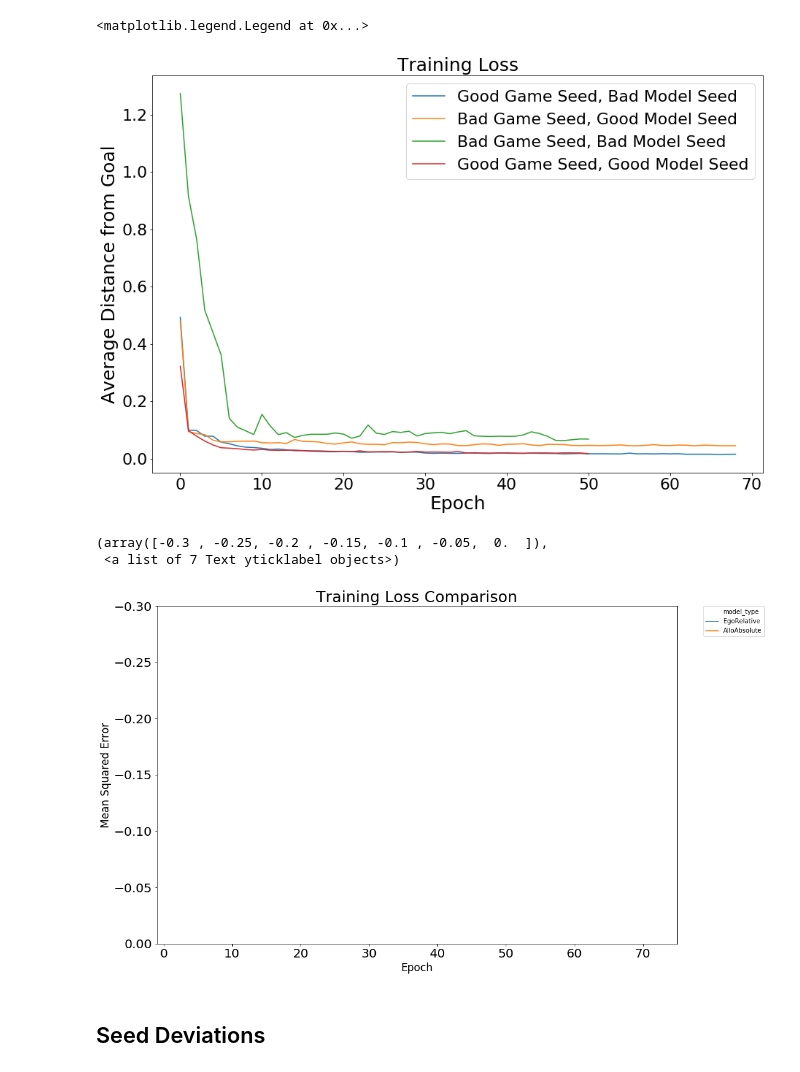
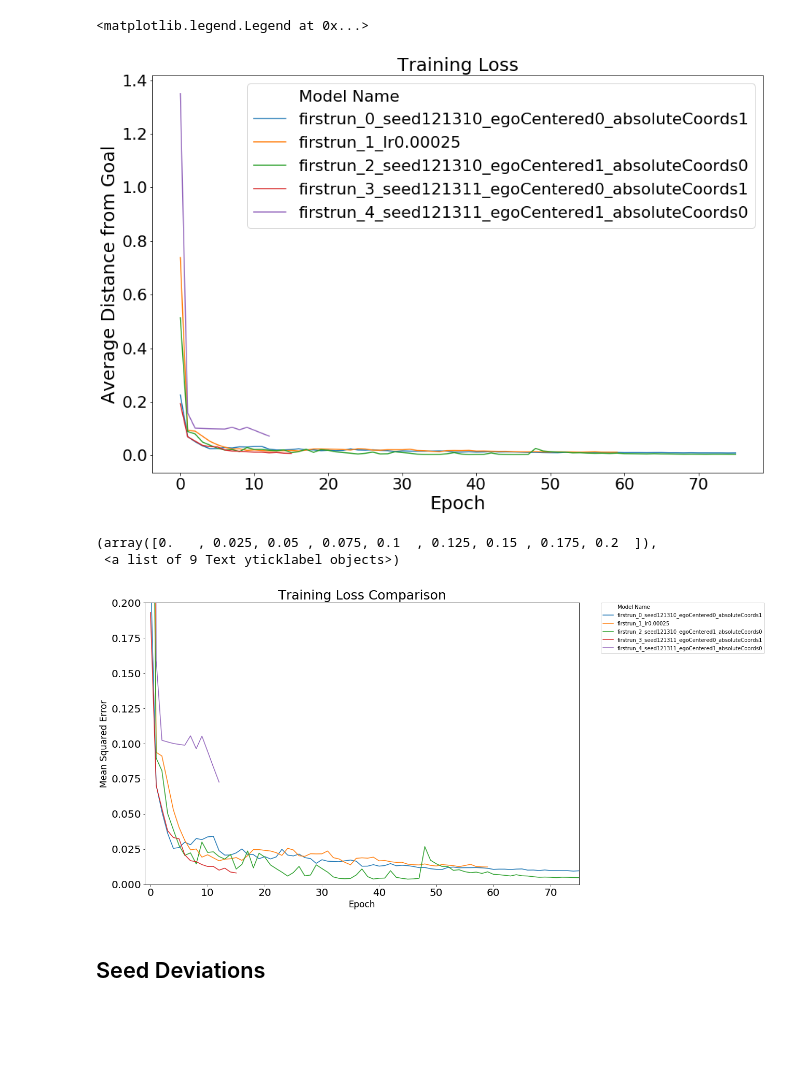
Before and after one commit to grantsrb/gordon_repro, a Jupyter notebook: analysis/ModelComparisons.ipynb, the cells around one changed output. Drawn from its saved outputs; the diff is of its cells as text; code cells hidden in the pictures; blank space fills up the shorter version.

Commit message:
compare newer models

```diff
--- a/analysis/ModelComparisons.ipynb
+++ b/analysis/ModelComparisons.ipynb
@@ -31,9 +31,9 @@ def get_df(models, model_names=None):
         df = df.append(new_df,sort=True)
     return df
 # %%
-main_path = os.path.expanduser("~/src/locgame/training_scripts/")
+main_path = os.path.expanduser("~/src/locgame/training_scripts/2d_games")
 # %%
-exp_folder = "seedtrials/"
+exp_folder = "firstrun/"
 model_folders = io.get_model_folders(os.path.join(main_path,exp_folder),True)
 model_folders
 # %% [output]
@@ -119,8 +129,9 @@ df['val_loss'] = -df['val_rew']
 
 # idx = ((df['egoCentered']>=1)&(df['absoluteCoords']<=0))|((df['egoCentered']<=0)&(df['absoluteCoords']>=1))
 # idx = (df['egoCentered']>=1)&(df['absoluteCoords']<=0)
-idx = ((df['seed']=="0")|(df['seed']=="4"))&(df['egoCentered']>=1)
-filtered_df = df.loc[idx]
+# idx = ((df['seed']=="0")|(df['seed']=="4"))&(df['egoCentered']>=1)
+# filtered_df = df.loc[idx]
+filtered_df = df
 filtered_df
 # %% [output]
 |  | Model Name | absoluteCoords | egoCentered | epoch | model_class | model_type | obj_recog | randomizeObjs | ... |
@@ -158,31 +169,31 @@ plt.ylabel("Average Distance from Goal",fontsize=25)
 plt.xlabel("Epoch", fontsize=25)
 plt.xticks(fontsize=22)
 plt.yticks(fontsize=22)
-plt.legend(["Good Game Seed, Bad Model Seed", "Bad Game Seed, Good Model Seed", "Bad Game Seed, Bad Model Seed", "Good Game Seed, Good Model Seed"],fontsize=22)
+plt.legend(fontsize=22)
 # %% [output]
 <matplotlib.legend.Legend at 0x...>
-[figure, old version]
+[figure, new version]
 # %%
 fig = plt.figure(figsize=(15,10))
 sns.lineplot(x="epoch",
              y=y,
              hue=hue,
              style=style,
              data=filtered_df)
 plt.legend(bbox_to_anchor=(1.05, 1), loc=2, borderaxespad=0.)
-# plt.ylim([0,.2])
-plt.ylim([0,-.3])
+plt.ylim([0,.2])
+# plt.ylim([0,-.3])
 plt.xlim([-1,75])
 plt.title("Training Loss Comparison",fontsize=25)
 plt.ylabel("Mean Squared Error",fontsize=17)
 plt.xlabel("Epoch", fontsize=17)
 plt.xticks(fontsize=20)
 plt.yticks(fontsize=20)
 # plt.legend(fontsize=20)
 # %% [output]
-(array([-0.3 , -0.25, -0.2 , -0.15, -0.1 , -0.05,  0.  ]),
- <a list of 7 Text yticklabel objects>)
+(array([0.   , 0.025, 0.05 , 0.075, 0.1  , 0.125, 0.15 , 0.175, 0.2  ]),
+ <a list of 9 Text yticklabel objects>)
-[figure, old version]
+[figure, new version]
 # %% [markdown]
 ## Seed Deviations
 # %% [markdown]
```
Also changed, not shown: parts of 4 cells of this notebook.
